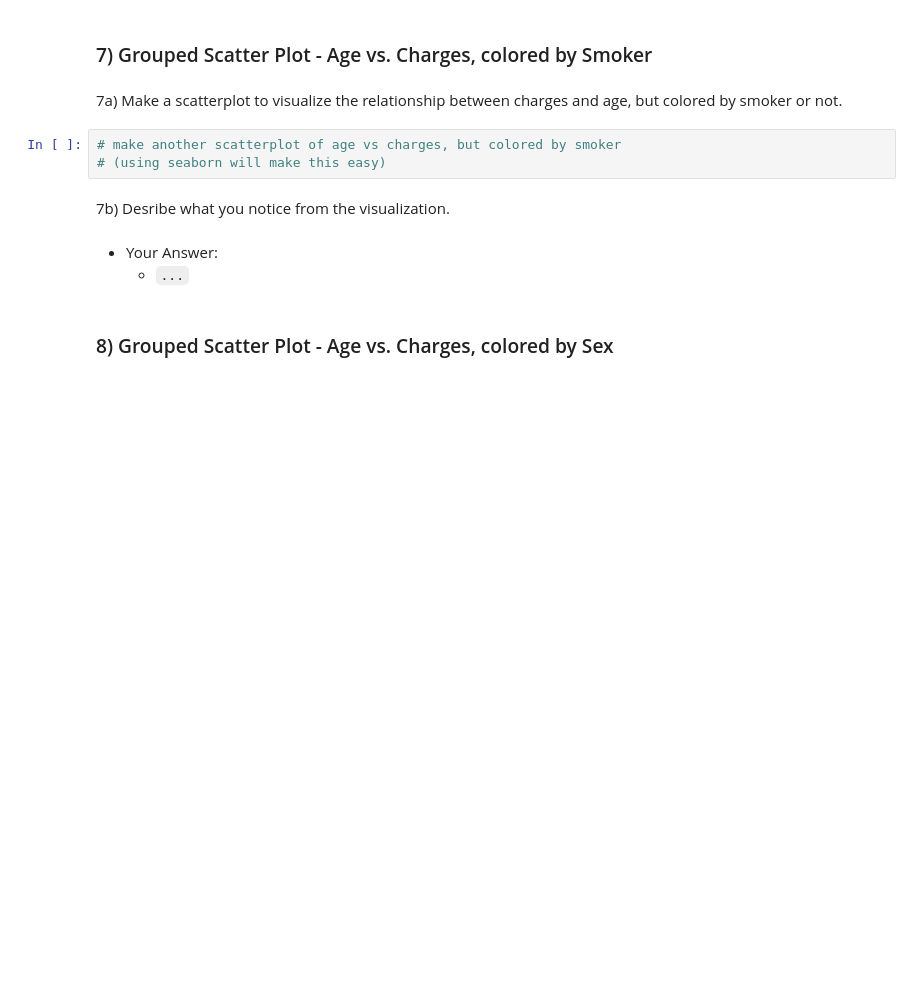
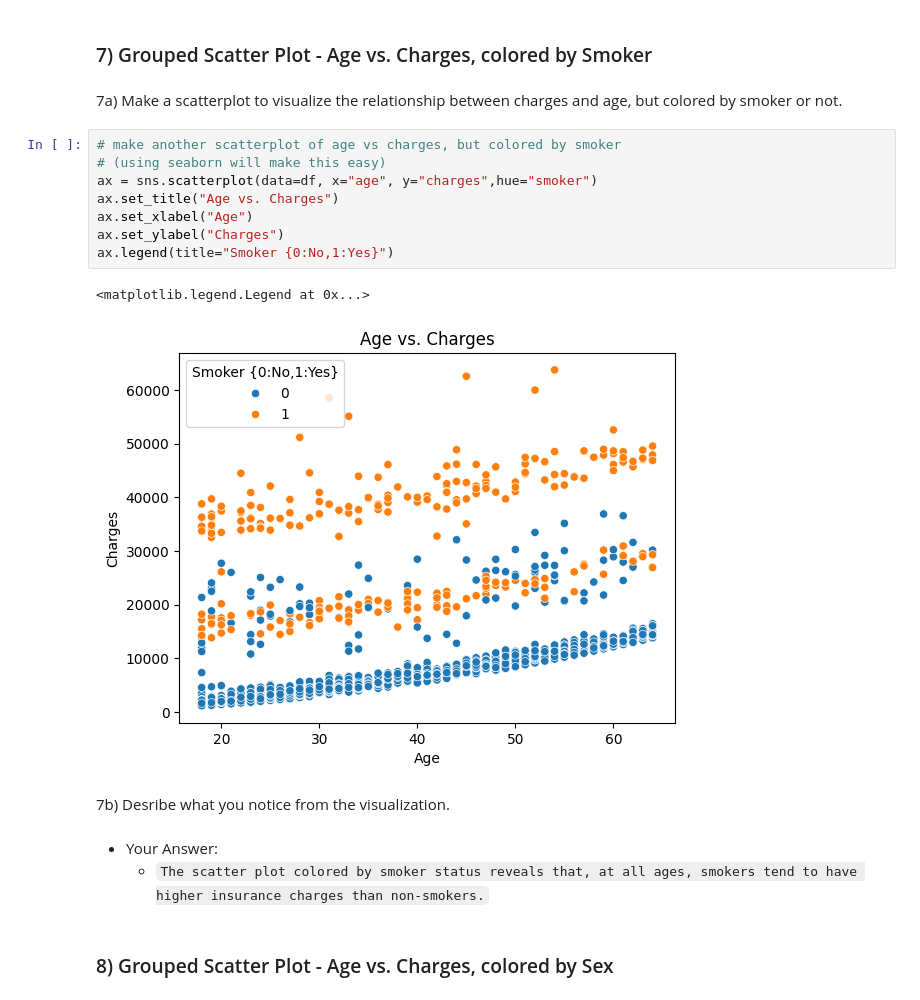
Before and after one commit to Rahafhosari/DataScience2024-2025, a Jupyter notebook: Data_Visualization_Core.ipynb, the cells around one changed output. Cells and saved outputs as stored; diff of their text form; blank space fills up the shorter version.

```diff
--- a/Data_Visualization_Core.ipynb
+++ b/Data_Visualization_Core.ipynb
@@ -195,11 +213,19 @@ legend = ax.legend(title= "Smokers")
 # %%
 # make another scatterplot of age vs charges, but colored by smoker
 # (using seaborn will make this easy)
+ax = sns.scatterplot(data=df, x="age", y="charges",hue="smoker")
+ax.set_title("Age vs. Charges")
+ax.set_xlabel("Age")
+ax.set_ylabel("Charges")
+ax.legend(title="Smoker {0:No,1:Yes}")
+# %% [output]
+<matplotlib.legend.Legend at 0x...>
+[figure, added]
 # %% [markdown]
 7b) Desribe what you notice from the visualization.
-# %% [markdown]
-- Your Answer:
-  - `...`
+# %% [markdown]
+- Your Answer:
+  - `The scatter plot colored by smoker status reveals that, at all ages, smokers tend to have higher insurance charges than non-smokers.`
 # %% [markdown]
 ### 8\) Grouped Scatter Plot - Age vs. Charges, colored by Sex
 # %% [markdown]
```
Also changed, not shown: parts of 37 cells of this notebook.
